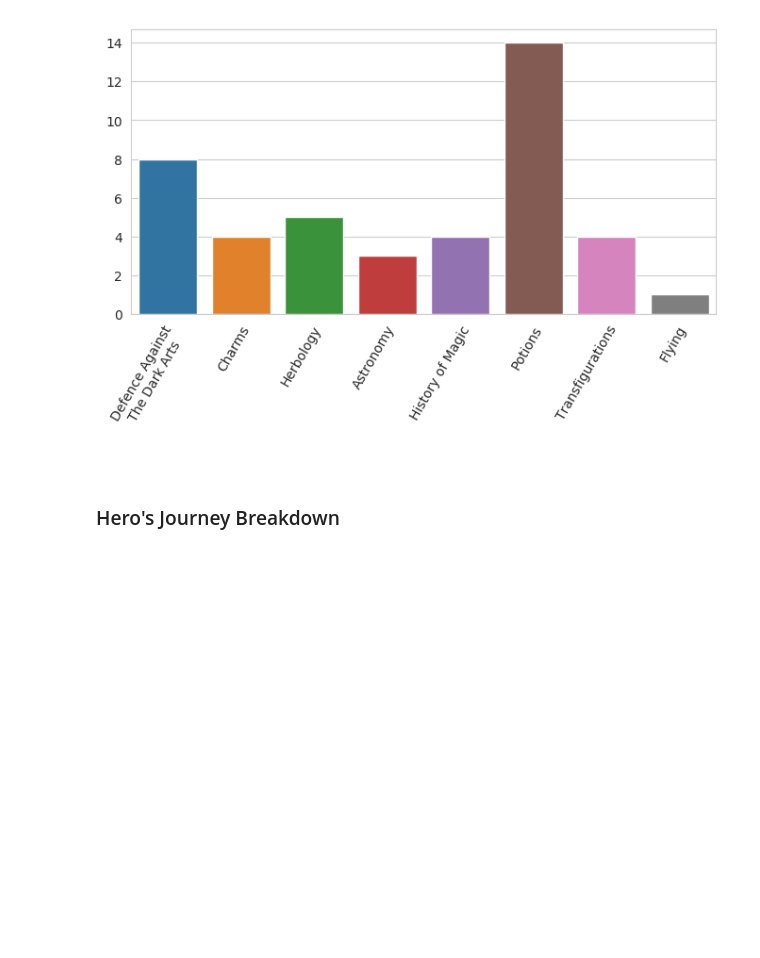
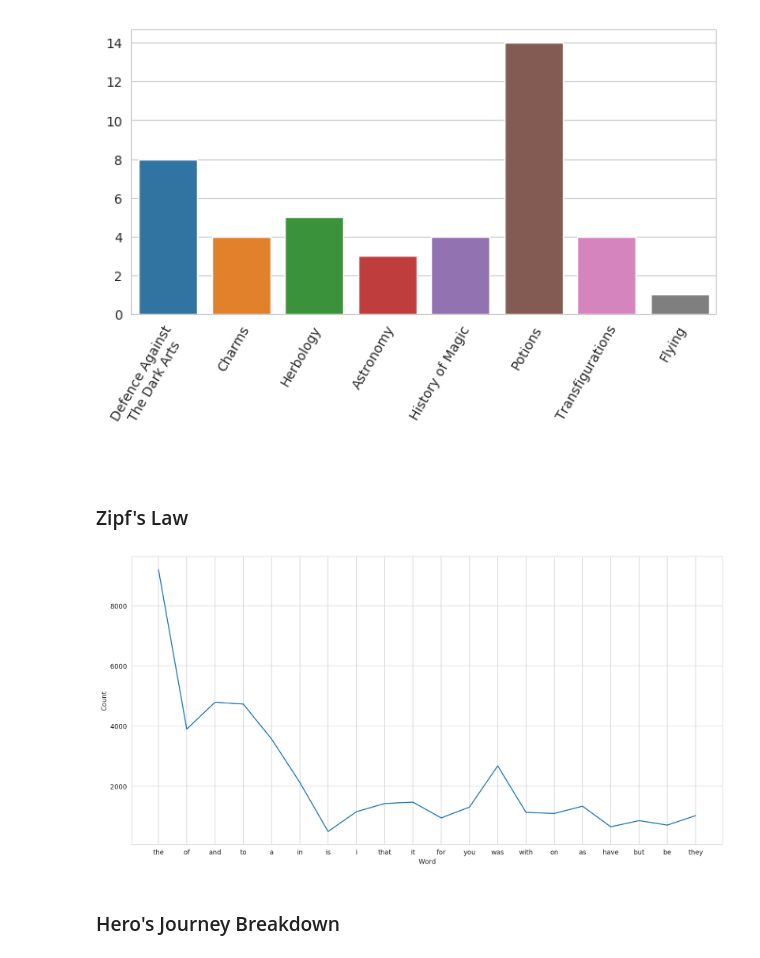
Before and after one commit to datastoryteller/hp1-nlp-analysis, a Jupyter notebook: HP1 - NLP Analysis.ipynb, the cells around one changed output. Saved outputs shown, nothing was run; the diff lists cells and outputs as text; code cells hidden in the pictures; blank space fills up the shorter version.

Commit message:
exploring zipf's law

```diff
--- a/HP1 - NLP Analysis.ipynb
+++ b/HP1 - NLP Analysis.ipynb
@@ -207,6 +207,26 @@ plt.xticks(rotation=60)
 # %% [output]
 (array([0, 1, 2, 3, 4, 5, 6, 7]), <a list of 8 Text xticklabel objects>)
 [figure]
+# %% [markdown]
+### Zipf's Law
+# %%
+top_words = {
+    'the': 0, 'of': 0, 'and': 0, 'to': 0, 'a': 0, 'in': 0, 'is': 0, 'i': 0, 'that': 0, 'it': 0, 'for': 0,
+    'you': 0, 'was': 0, 'with': 0, 'on': 0, 'as': 0, 'have': 0, 'but': 0, 'be': 0, 'they': 0
+}
+# %%
+text = book1.replace('\n', ' ').lower()
+# %%
+for i in top_words.keys():
+    top_words[i] = len(re.findall(' ' + i + ' ', text))
+# %%
+zipf_df = pd.DataFrame.from_dict(top_words, orient='index').reset_index()
+zipf_df.columns = ['Word', 'Count']
+# %%
+ax = plt.subplots(figsize=(16,8),dpi=200)
+ax = sns.lineplot(data=zipf_df, x='Word', y='Count', sort=False)
+# %% [output]
+[figure, added]
 # %% [markdown]
 ### Hero's Journey Breakdown
 # %% [markdown]
```
Also changed, not shown: parts of 7 cells of this notebook.
